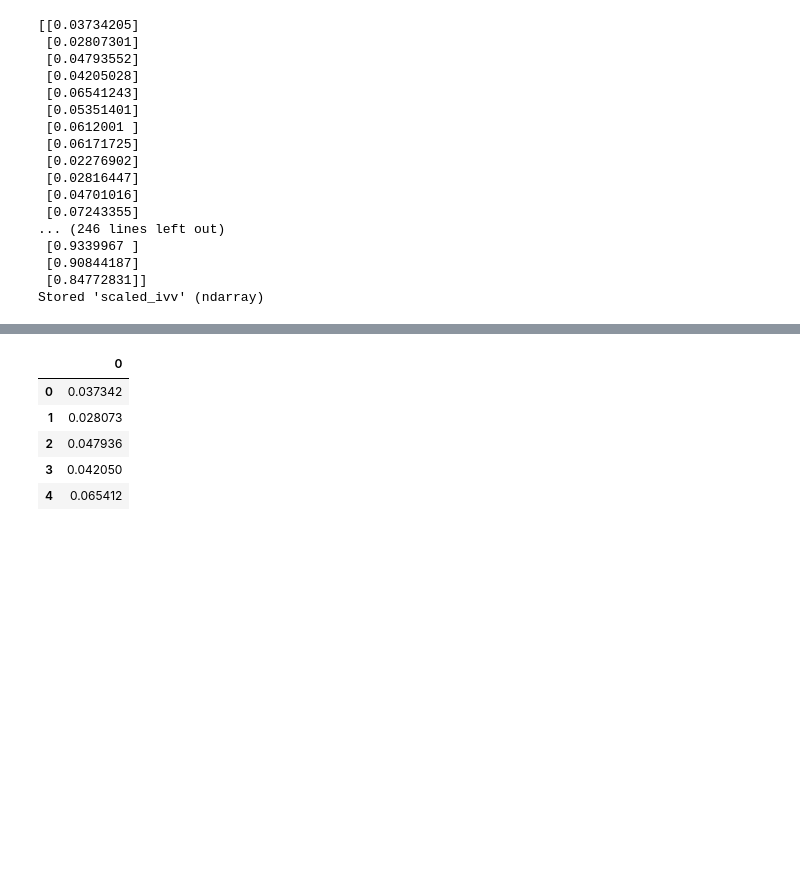
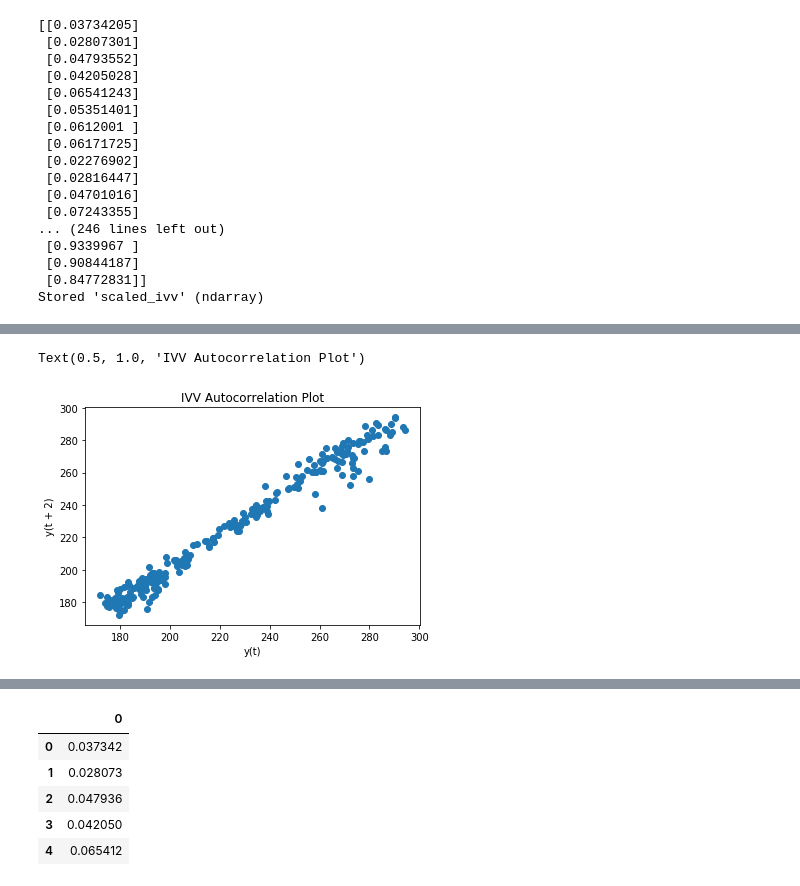
Before and after one commit to fiona-liyc/Deep-Portfolio, a Jupyter notebook: ! Dissertation/*Asset_Allocation_new/*ARIMA prediction IVV-new.ipynb, the cells around one changed output, grey strips where cells are left out. Drawn from its saved outputs; the diff is of its cells as text; code cells hidden in the pictures; blank space fills up the shorter version.

```diff
--- a/! Dissertation/*Asset_Allocation_new/*ARIMA prediction IVV-new.ipynb
+++ b/! Dissertation/*Asset_Allocation_new/*ARIMA prediction IVV-new.ipynb
@@ -100,0 +112,10 @@ scaled_ivv_df = pd.DataFrame(scaled_ivv)
+# %%
+#analyze autocorr plot to see if ARIMA is necessary
+#https://towardsdatascience.com/stock-market-analysis-using-arima-8731ded2447a
+
+plt.figure()
+lag_plot(data_ivv_df, lag=2)
+plt.title('IVV Autocorrelation Plot')
+# %% [output]
+Text(0.5, 1.0, 'IVV Autocorrelation Plot')
+[figure, added]
```
Also changed, not shown: parts of 19 cells of this notebook, 1 other file.
